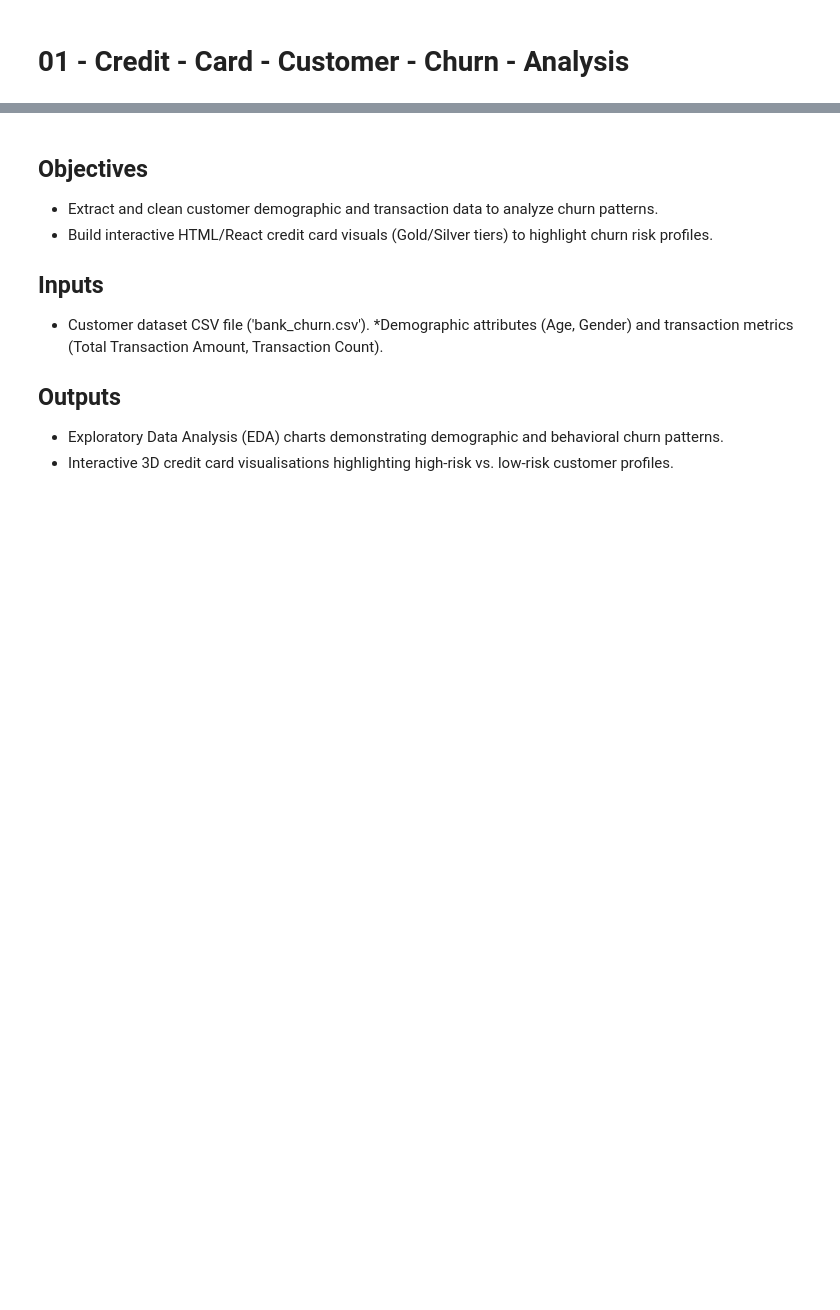
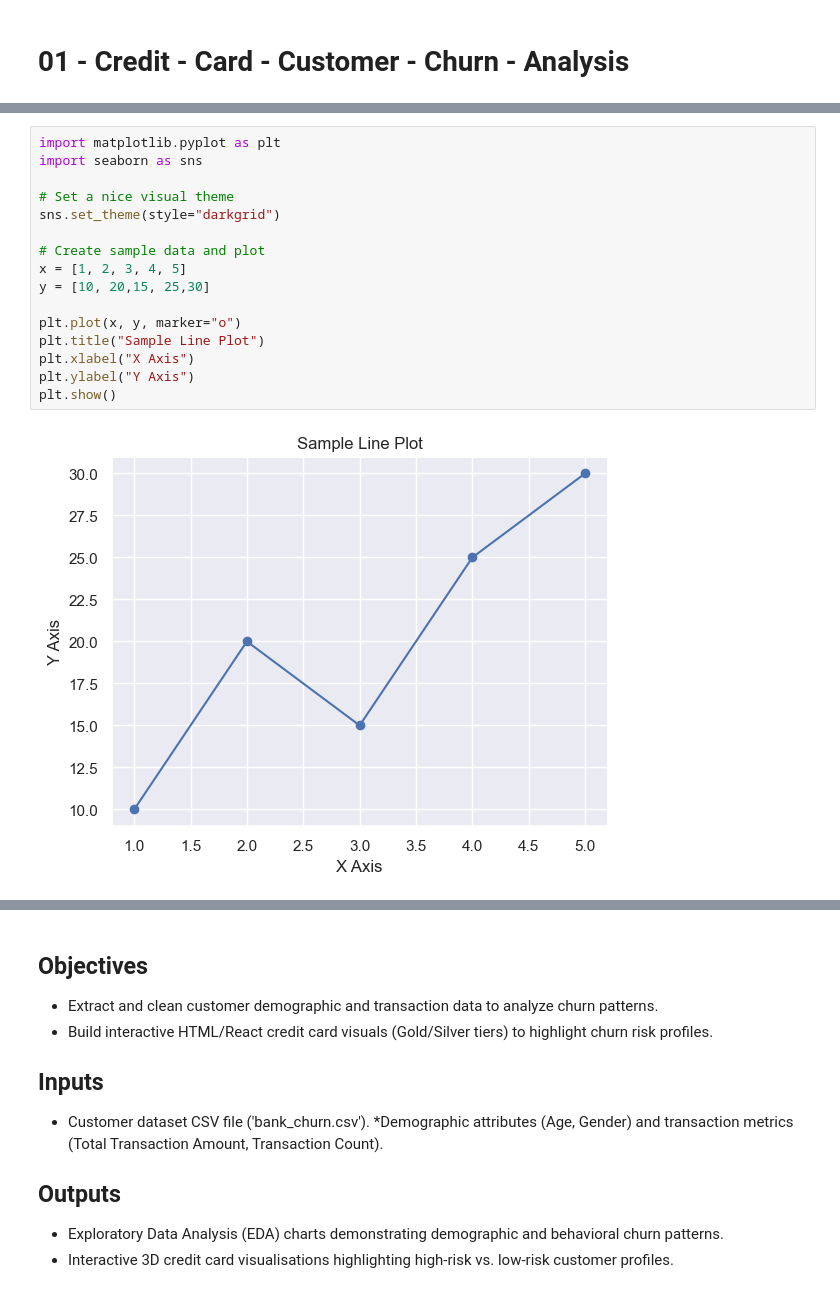
Before and after one commit to R2822201/credit-card-customer-churn-analysis, a Jupyter notebook: jupyter_notebooks/01_templete_credit_card_churn_analysis.ipynb, the cells around one changed output, grey strips where cells are left out. Cells and saved outputs as stored; diff of their text form; blank space fills up the shorter version.

```diff
--- a/jupyter_notebooks/01_templete_credit_card_churn_analysis.ipynb
+++ b/jupyter_notebooks/01_templete_credit_card_churn_analysis.ipynb
@@ -2,0 +41,18 @@
+# %%
+import matplotlib.pyplot as plt
+import seaborn as sns
+
+# Set a nice visual theme
+sns.set_theme(style="darkgrid")
+
+# Create sample data and plot
+x = [1, 2, 3, 4, 5]
+y = [10, 20,15, 25,30]
+
+plt.plot(x, y, marker="o")
+plt.title("Sample Line Plot")
+plt.xlabel("X Axis")
+plt.ylabel("Y Axis")
+plt.show()
+# %% [output]
+[figure, added]
```
Also changed, not shown: parts of 13 cells of this notebook.
